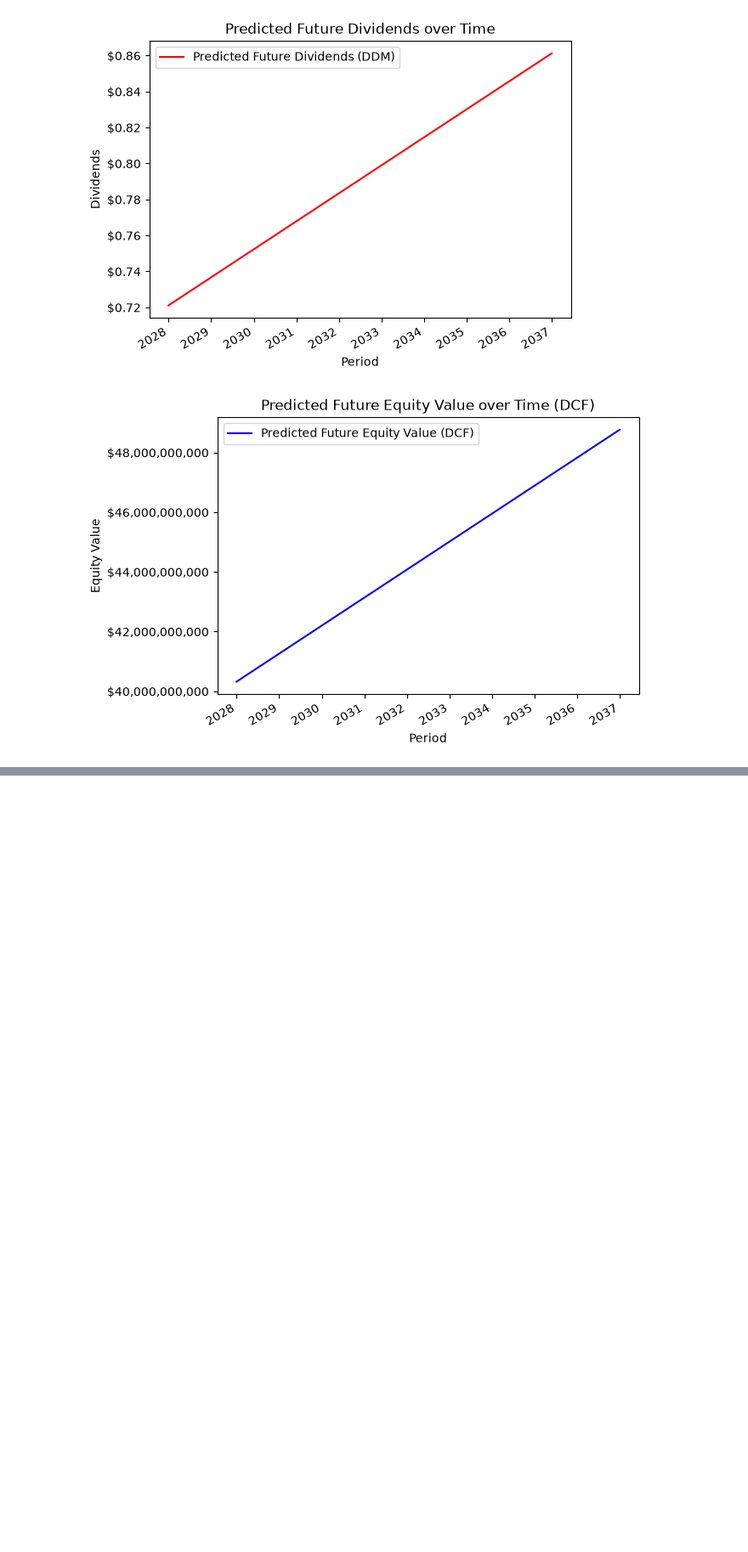
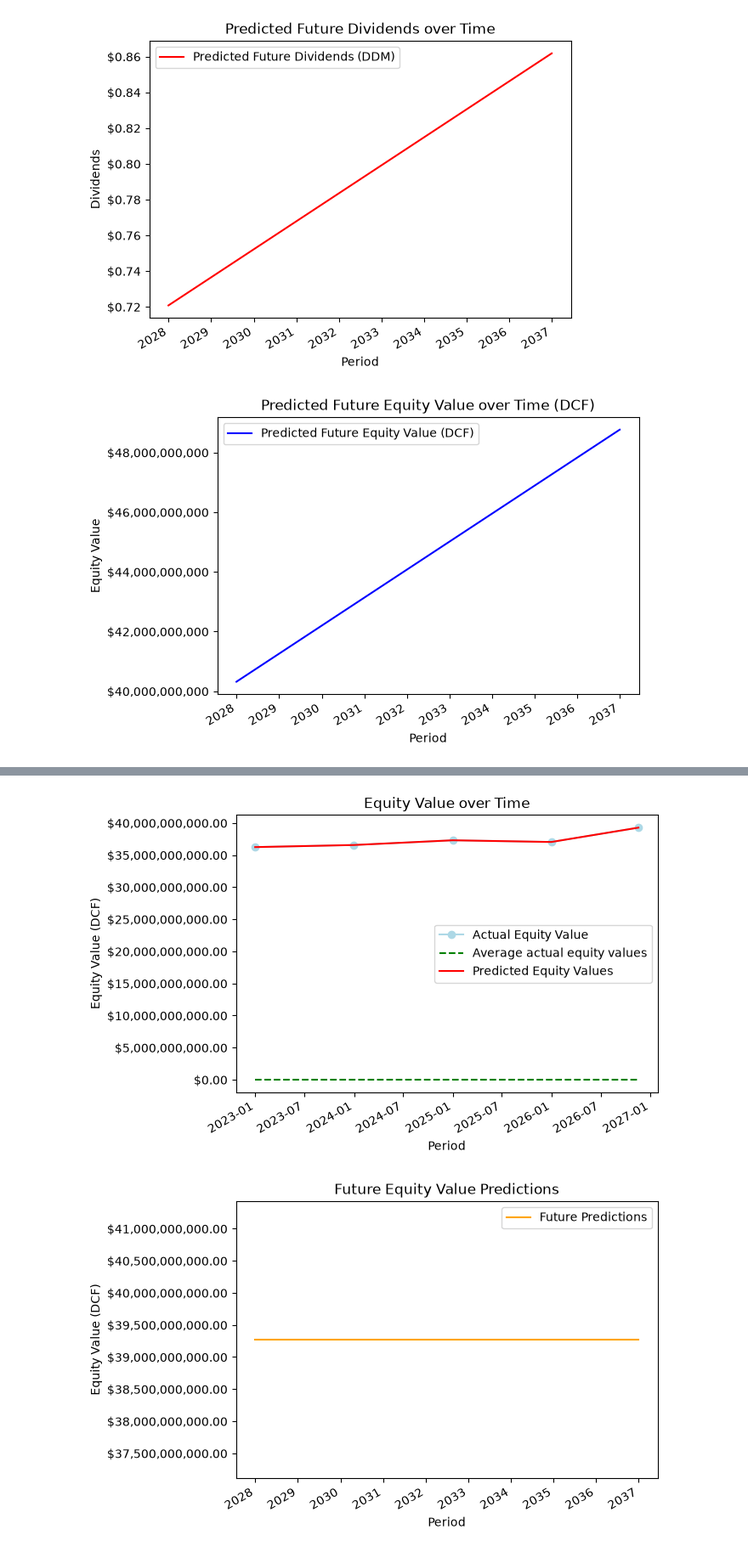
Before and after one commit to crsellinger/NW-Data-Analytics-Capstone, a Jupyter notebook: main.ipynb, the cells around one changed output, grey strips where cells are left out. Shown at 85% size. Saved outputs shown, nothing was run; the diff lists cells and outputs as text; code cells hidden in the pictures; blank space fills up the shorter version.

```diff
--- a/main.ipynb
+++ b/main.ipynb
@@ -919,0 +1009,70 @@ plt.show()
+# %%
+dcf_model2 = DecisionTreeRegressor(random_state=42)
+dcf_model2.fit(X_dcf.values.reshape(-1, 1), y_dcf)
+y_pred5 = dcf_model2.predict(X_test.values.reshape(-1, 1))
+y_pred6 = dcf_model2.predict(X_dcf.values.reshape(-1, 1))
+
+mse_dt = round(mean_squared_error(y_test, y_pred5), 2)
+print("Mean Squared Error (Decision Tree):", mse_dt)
+
+# Example model predictions
+print("Predictions:", y_pred5)
+
+# Example model coefficients
+# print("Model Coefficients:", ddm_model2.coef_)
+# print("Model Intercept:", ddm_model2.intercept_)
+
+print("R^2 Score (Test):", r2_score(y_test, y_pred5))
+print("R^2 Score (Whole):", r2_score(y_dcf, y_pred6))
+
+# plot X, y on line chart using plt
+fig, ax = plt.subplots()
+# Actual dividend values
+ax.plot(
+    X_dcf.map(datetime.fromordinal),
+    y_dcf,
+    marker="o",
+    label="Actual Equity Value",
+    color="lightblue",
+)
+# Average actual equity values, draws straight line through actual equity values
+ax.plot(
+    [X_dcf.map(datetime.fromordinal).min(), X_dcf.map(datetime.fromordinal).max()],
+    [y_start, y_end],
+    color="green",
+    linestyle="--",
+    label="Average actual equity values",
+)
+# plot predicted values
+ax.plot(X_dcf.map(datetime.fromordinal), y_pred6, label="Predicted Equity Values", color="red")
+ax.legend()
+ax.yaxis.set_major_formatter(FuncFormatter(lambda y, _: f"${y / scale:,.2f}{suffix}"))
+fig.autofmt_xdate()
+ax.set_xlabel("Period")
+ax.set_ylabel("Equity Value (DCF)")
+ax.set_title("Equity Value over Time")
+plt.show()
+
+# Predictive modeling, using DCF above to forecast 5-10 years future
+future_years_df = 10
+future_dates_df = [datetime.now(UTC).year + i for i in range(1, future_years_df + 1)]
+future_ordinals_df = [datetime(year, 12, 31).toordinal() for year in future_dates_df]
+future_X_df = pd.Series(future_ordinals_df)
+future_y_pred_dcf_dt = dcf_model2.predict(future_X_df.values.reshape(-1, 1))
+
+# Plot future predictions
+fig, ax = plt.subplots()
+ax.plot(
+    future_X_df.map(datetime.fromordinal),
+    future_y_pred_dcf_dt,
+    label="Future Predictions",
+    color="orange",
+)
+ax.legend()
+ax.yaxis.set_major_formatter(FuncFormatter(lambda y, _: f"${y / scale:,.2f}{suffix}"))
+fig.autofmt_xdate()
+ax.set_xlabel("Period")
+ax.set_ylabel("Equity Value (DCF)")
+ax.set_title("Future Equity Value Predictions")
+plt.show()
+# %% [output]
@@ -919,0 +1092,2 @@ plt.show()
+[figure, added]
+[figure, added]
```
Also changed, not shown: parts of 7 cells of this notebook.
